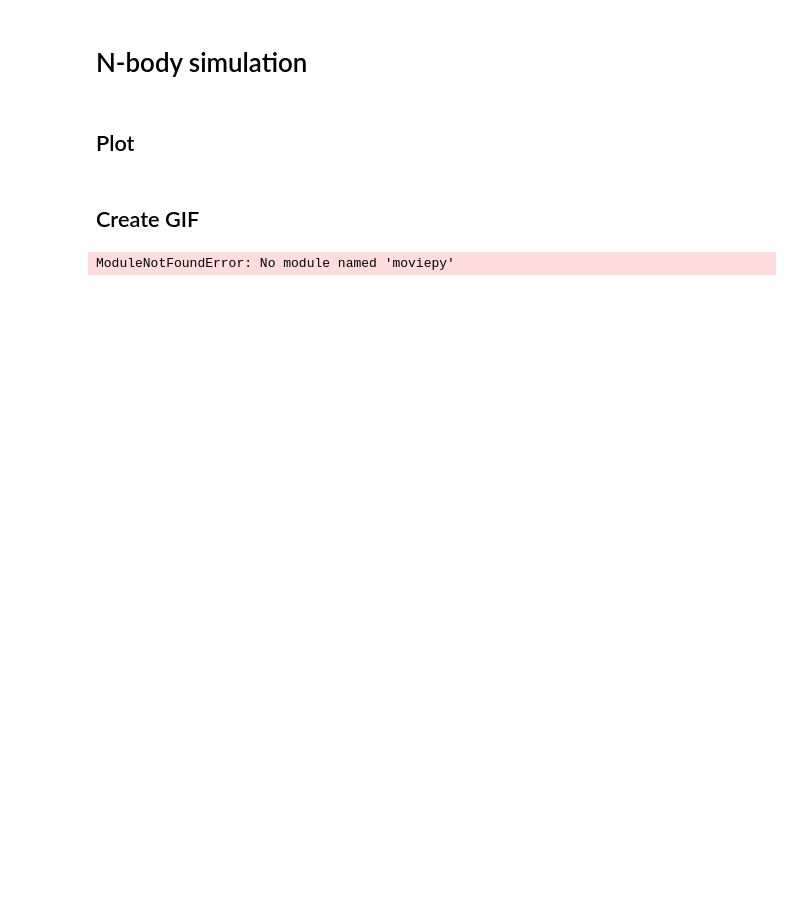
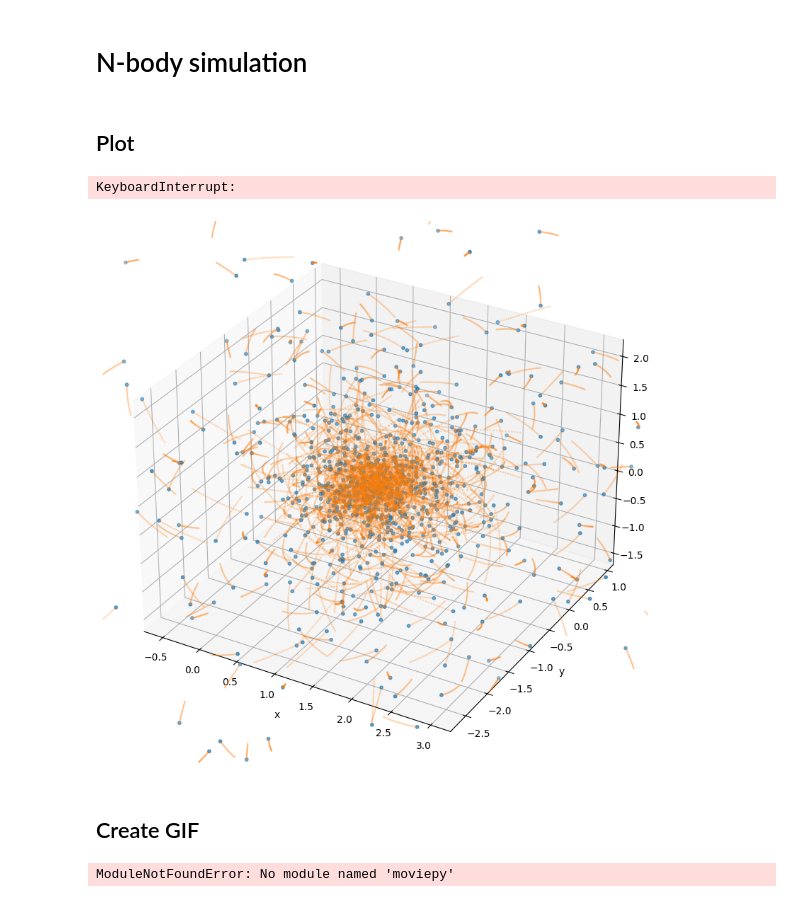
Before and after one commit to micbia/universe-in-a-box, a Jupyter notebook: nbody/nbody.ipynb, the cells around one changed output. Cells and saved outputs as stored; diff of their text form; code cells hidden in the pictures; blank space fills up the shorter version.

```diff
--- a/nbody/nbody.ipynb
+++ b/nbody/nbody.ipynb
@@ -156,27 +156,30 @@ mass = mass.get()
 # %% [markdown]
 ## Plot
 # %%
-for i in tqdm(range(Nt)[slice(None,None,10)]):
+for i in tqdm(range(Nt)[slice(None,None,2)]):
     fig = plt.figure(figsize=(10, 10))
     ax = fig.add_subplot(projection='3d')
 
     ax.grid(True, color='grey', alpha=0.2)  # Grid lines with transparency
     ax.set_facecolor('white')
 
     x, y, z = pos_save[...,i].T
     ax.scatter(x, y, z, marker='o', s=10, color='tab:blue')
     if(i < 25):
         ax.scatter(pos_save[:,0,:i].T, pos_save[:,1,:i].T, pos_save[:,2,:i].T, marker='o', s=1, color='tab:orange', alpha=0.2)
     else:
         ax.scatter(pos_save[:,0,i-25:i].T, pos_save[:,1,i-25:i].T, pos_save[:,2,i-25:i].T, marker='o', s=1, color='tab:orange', alpha=0.2)
 
     pos_cm = np.mean(pos_save[...,i]*mass, axis=0)/np.mean(mass)
     ax.set_xlim(pos_cm[0]-2.0, pos_cm[0]+2.0), ax.set_ylim(pos_cm[1]-2.0, pos_cm[1]+2.0), ax.set_zlim(pos_cm[2]-2.0, pos_cm[2]+2.0)
 
     ax.set_xlabel('x'), ax.set_ylabel('y'), ax.set_zlabel('z')
 
     plt.savefig('nbody_snapshot/snapshot_%d.png' %i, bbox_inches='tight')
     plt.clf(), plt.close()
+# %% [output]
+KeyboardInterrupt:
+[figure, added]
 # %% [markdown]
 ## Create GIF
 # %%
```
Also changed, not shown: parts of 2 cells of this notebook, 14 other files.
